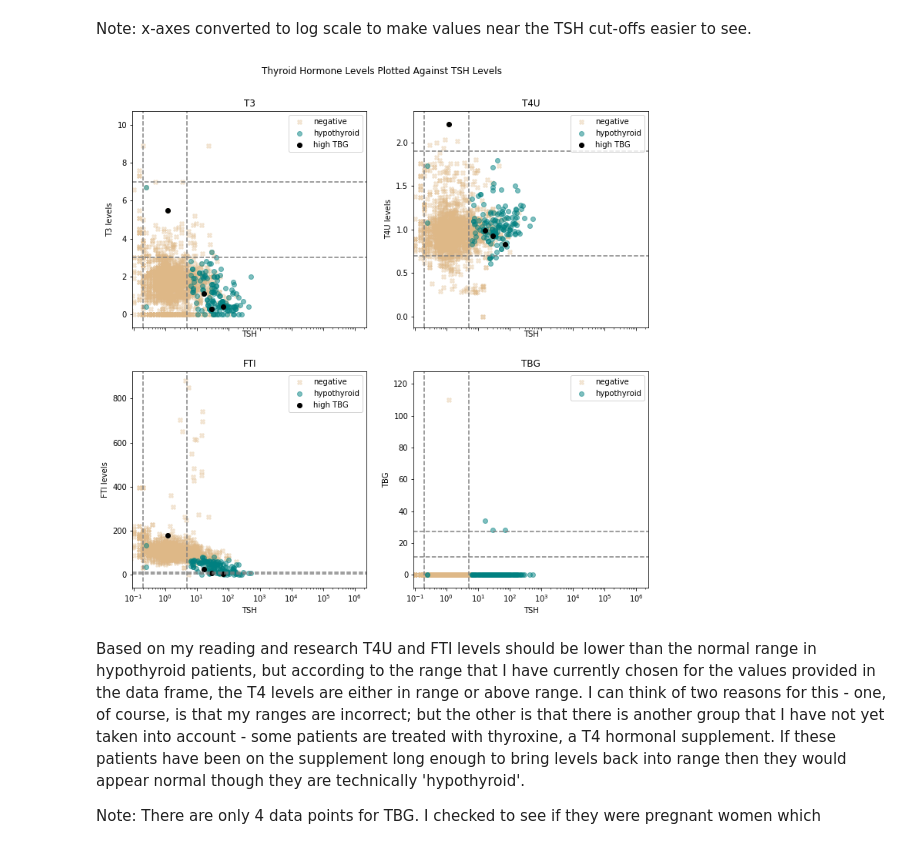
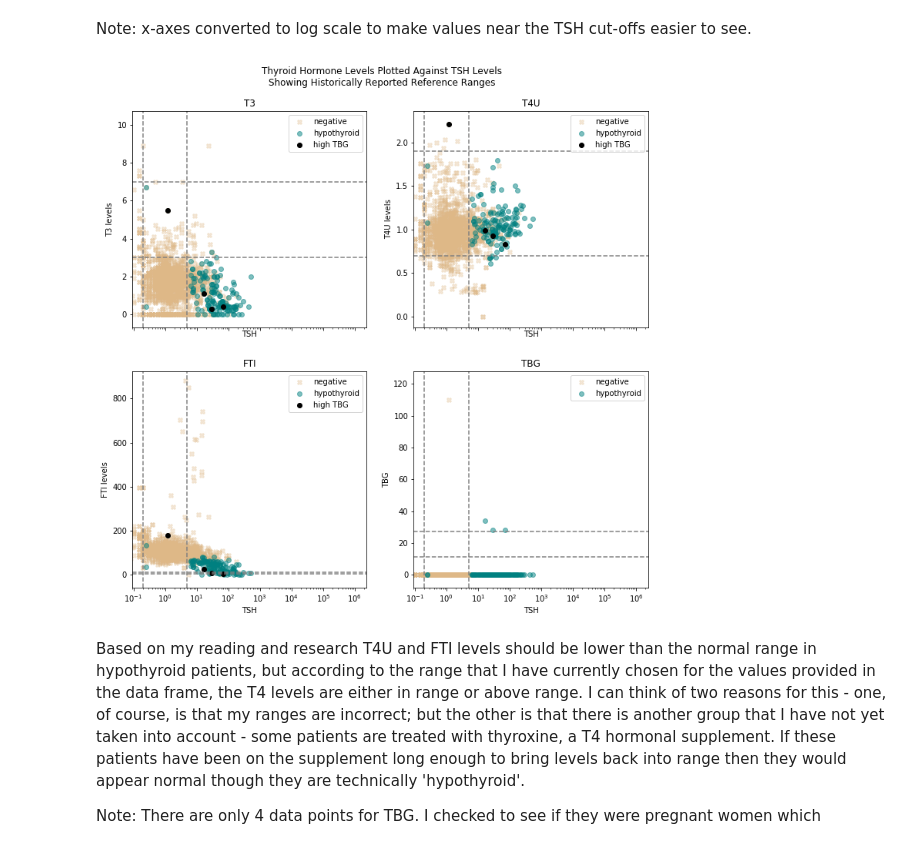
Before and after one commit to karlypaige/Fundamentals-Capstone-Hypothyroid, a Jupyter notebook: Hypothyroid Dataset.ipynb, the cells around one changed output. Cells and saved outputs as stored; diff of their text form; code cells hidden in the pictures.

```diff
--- a/Hypothyroid Dataset.ipynb
+++ b/Hypothyroid Dataset.ipynb
@@ -210,35 +210,36 @@ axarr[1,0].scatter(ht['TSH'].loc[(ht['TSH']>0) & (ht['TBG']>0)],
 axarr[1,0].axhline(y=lowFTI, color='gray', linestyle='--')
 axarr[1,0].axhline(y=highFTI, color='gray', linestyle='--')
 axarr[1,0].axvline(x=lowTSH, color='gray', linestyle='--')
 axarr[1,0].axvline(x=highTSH, color='gray', linestyle='--')
 axarr[1,0].set_xscale('log')
 axarr[1,0].set_xlabel('TSH')
 axarr[1,0].set_ylabel('FTI levels')
 axarr[1,0].legend(loc='upper right',prop={'size': 10});
 axarr[1,0].set_title('FTI')
 
 axarr[1,1].scatter(ht['TSH'].loc[ht['hypothyroid'].isin(['negative'])],
                    ht['TBG'].loc[ht['hypothyroid'].isin(['negative'])],
                    c='burlywood', alpha=.3, label='negative', marker='X')
 axarr[1,1].scatter(ht['TSH'].loc[ht['hypothyroid'].isin(['hypothyroid'])],
                    ht['TBG'].loc[ht['hypothyroid'].isin(['hypothyroid'])],
                    c='teal', alpha=.5, label='hypothyroid')
 axarr[1,1].axhline(y=lowTBG, color='gray', linestyle='--')
 axarr[1,1].axhline(y=highTBG, color='gray', linestyle='--')
 axarr[1,1].axvline(x=lowTSH, color='gray', linestyle='--')
 axarr[1,1].axvline(x=highTSH, color='gray', linestyle='--')
 axarr[1,1].set_xscale('log')
 axarr[1,1].set_xlabel('TSH')
 axarr[1,1].set_ylabel('TBG')
 axarr[1,1].legend(loc='upper right',prop={'size': 10});
 axarr[1,1].set_title('TBG')
 
 x.subplots_adjust(hspace=.2, top=1.2)
-x.suptitle('Thyroid Hormone Levels Plotted Against TSH Levels', y=1.3)
+x.suptitle('Thyroid Hormone Levels Plotted Against TSH Levels\
+\nShowing Historically Reported Reference Ranges', y=1.3)
 
 plt.show()
 # %% [output]
-[figure, old version]
+[figure, new version]
 # %% [markdown]
 Based on my reading and research T4U and FTI levels should be lower than the normal range in hypothyroid patients, but according to the range that I have currently chosen for the values provided in the data frame, the T4 levels are either in range or above range.  I can think of two reasons for this - one, of course, is that my ranges are incorrect; but the other is that there is another group that I have not yet taken into account - some patients are treated with thyroxine, a T4 hormonal supplement.  If these patients have been on the supplement long enough to bring levels back into range then they would appear normal though they are technically 'hypothyroid'.
 
```
